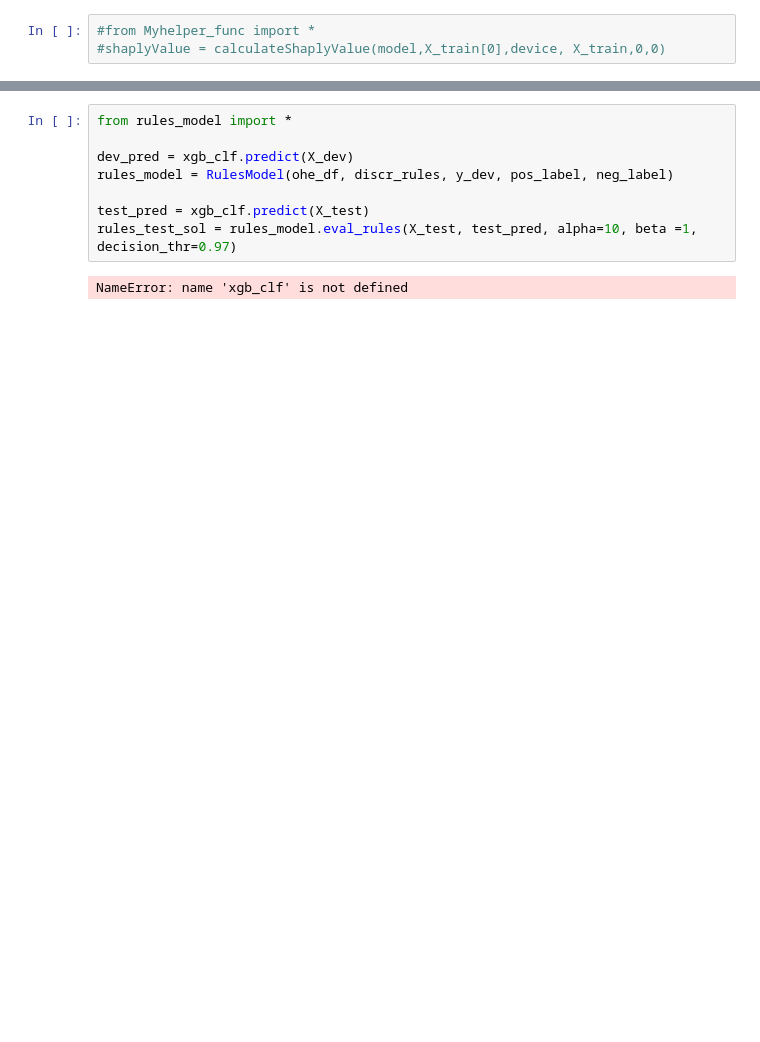
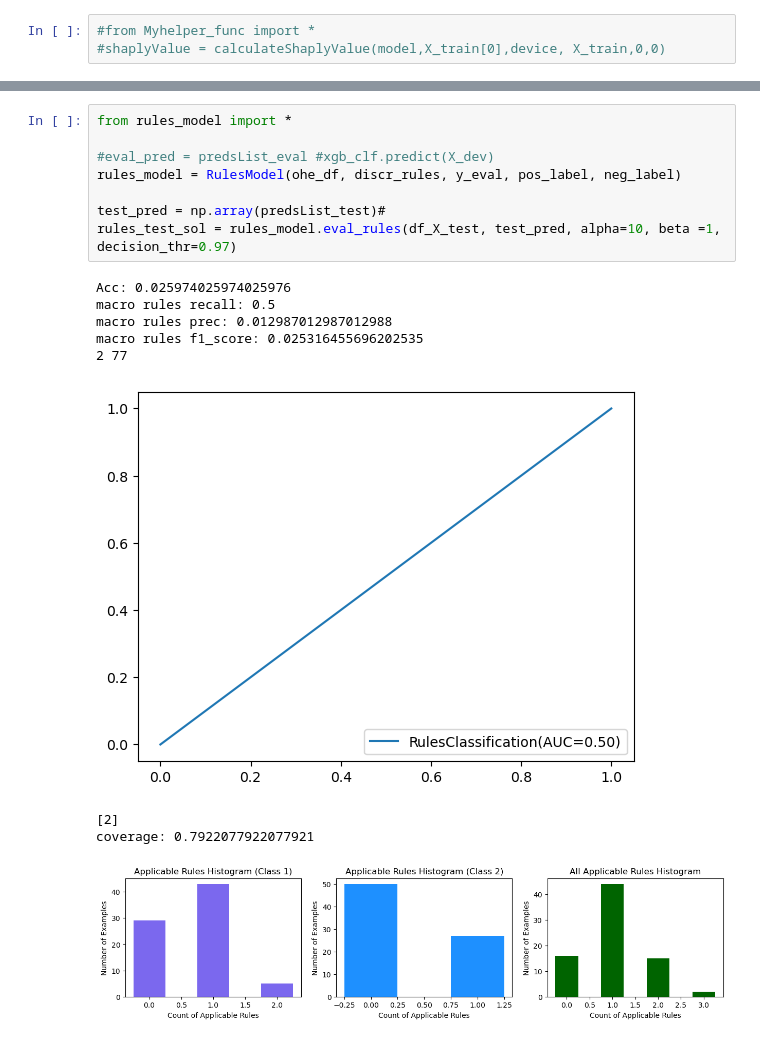
Before and after one commit to VellaRo/Bachelor, a Jupyter notebook: copyCega.ipynb, the cells around one changed output, grey strips where cells are left out. Drawn from its saved outputs; the diff is of its cells as text; blank space fills up the shorter version.

```diff
--- a/copyCega.ipynb
+++ b/copyCega.ipynb
@@ -382,10 +528,18 @@ The frame.append method is deprecated and will be removed from pandas in a futur
 # %%
 from rules_model import *
 
-dev_pred = xgb_clf.predict(X_dev)
-rules_model = RulesModel(ohe_df, discr_rules, y_dev, pos_label, neg_label)
+#eval_pred = predsList_eval #xgb_clf.predict(X_dev)
+rules_model = RulesModel(ohe_df, discr_rules, y_eval, pos_label, neg_label)
 
-test_pred = xgb_clf.predict(X_test)
-rules_test_sol = rules_model.eval_rules(X_test, test_pred, alpha=10, beta =1, decision_thr=0.97)
+test_pred = np.array(predsList_test)#
+rules_test_sol = rules_model.eval_rules(df_X_test, test_pred, alpha=10, beta =1, decision_thr=0.97)
 # %% [output]
-NameError: name 'xgb_clf' is not defined
+Acc: 0.025974025974025976
+macro rules recall: 0.5
+macro rules prec: 0.012987012987012988
+macro rules f1_score: 0.025316455696202535
+2 77
+[figure, added]
+[2]
+coverage: 0.7922077922077921
+[figure, added]
```
Also changed, not shown: parts of 13 cells of this notebook.
